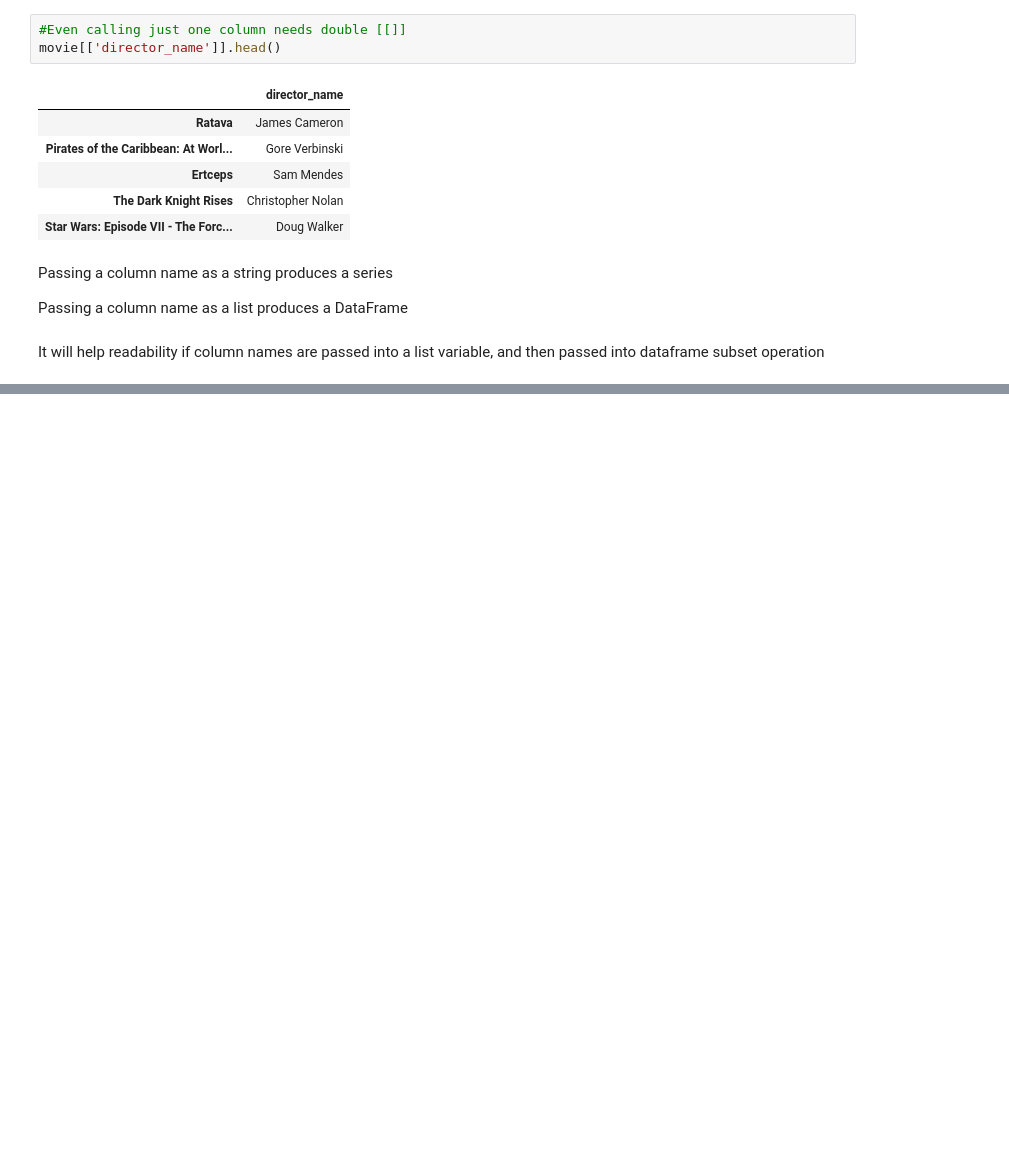
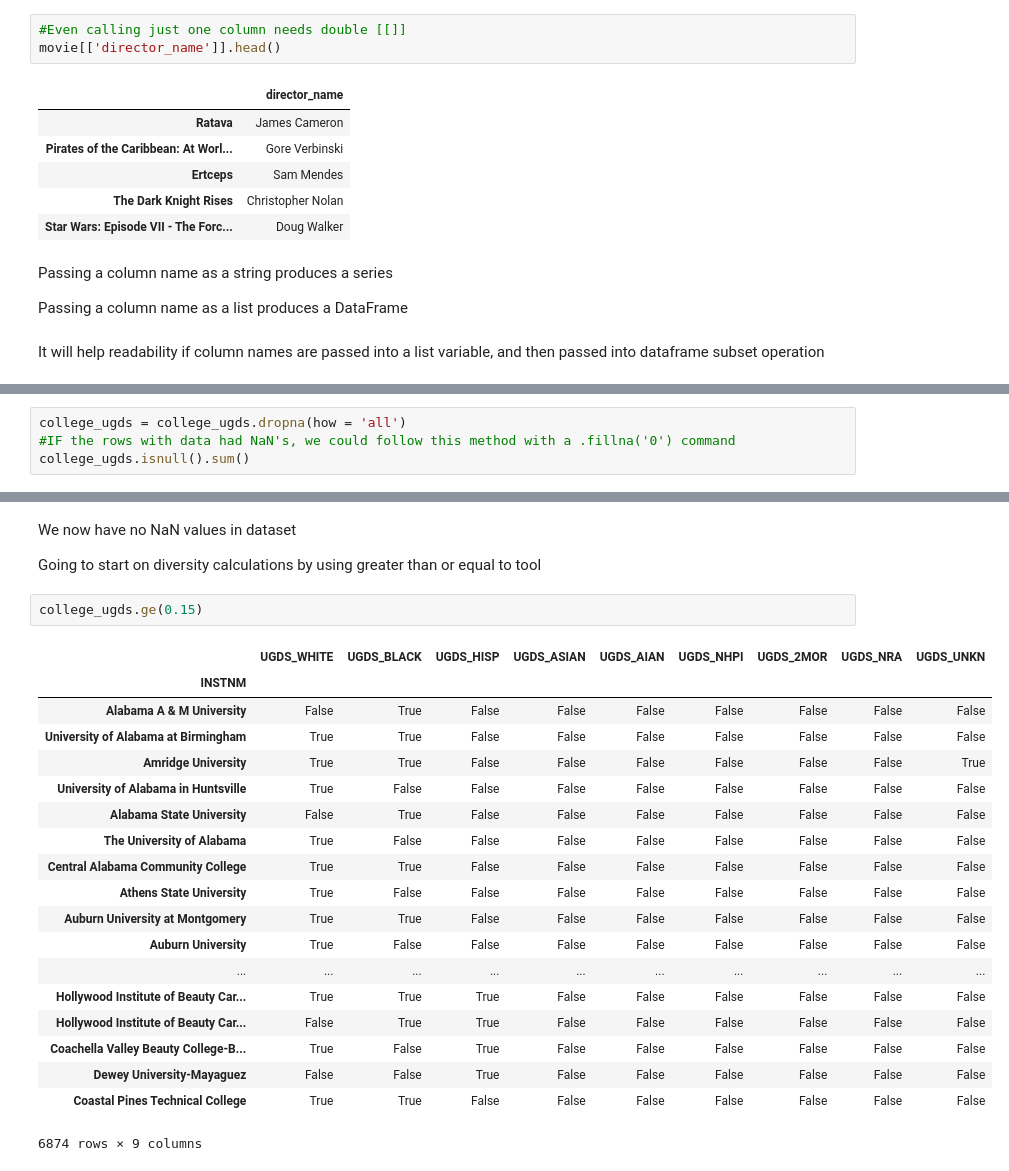
Before and after one commit to ndb38/pandas-cookbook, a Jupyter notebook: Pandas Cookbook - Self-Teaching Guide.ipynb, the cells around one changed output, grey strips where cells are left out. Drawn from its saved outputs; the diff is of its cells as text; blank space fills up the shorter version.

```diff
--- a/Pandas Cookbook - Self-Teaching Guide.ipynb
+++ b/Pandas Cookbook - Self-Teaching Guide.ipynb
@@ -876,0 +1342,4 @@ It will help readability if column names are passed into a list variable, and th
+# %%
+college_ugds = college_ugds.dropna(how = 'all')
+#IF the rows with data had NaN's, we could follow this method with a .fillna('0') command
+college_ugds.isnull().sum()
@@ -876,0 +1357,26 @@ It will help readability if column names are passed into a list variable, and th
+# %% [markdown]
+We now have no NaN values in dataset
+
+Going to start on diversity calculations by using greater than or equal to tool
+# %%
+college_ugds.ge(0.15)
+# %% [output]
+|  | UGDS_WHITE | UGDS_BLACK | UGDS_HISP | UGDS_ASIAN | UGDS_AIAN | UGDS_NHPI | UGDS_2MOR | UGDS_NRA | UGDS_UNKN |
+| INSTNM |  |  |  |  |  |  |  |  |  |
+| Alabama A & M University | False | True | False | False | False | False | False | False | False |
+| University of Alabama at Birmingham | True | True | False | False | False | False | False | False | False |
+| Amridge University | True | True | False | False | False | False | False | False | True |
+| University of Alabama in Huntsville | True | False | False | False | False | False | False | False | False |
+| Alabama State University | False | True | False | False | False | False | False | False | False |
+| The University of Alabama | True | False | False | False | False | False | False | False | False |
+| Central Alabama Community College | True | True | False | False | False | False | False | False | False |
+| Athens State University | True | False | False | False | False | False | False | False | False |
+| Auburn University at Montgomery | True | True | False | False | False | False | False | False | False |
+| Auburn University | True | False | False | False | False | False | False | False | False |
+| ... | ... | ... | ... | ... | ... | ... | ... | ... | ... |
+| Hollywood Institute of Beauty Car... | True | True | True | False | False | False | False | False | False |
+| Hollywood Institute of Beauty Car... | False | True | True | False | False | False | False | False | False |
+| Coachella Valley Beauty College-B... | True | False | True | False | False | False | False | False | False |
+| Dewey University-Mayaguez | False | False | True | False | False | False | False | False | False |
+| Coastal Pines Technical College | True | True | False | False | False | False | False | False | False |
+6874 rows × 9 columns
```
Also changed, not shown: parts of 67 cells of this notebook.
